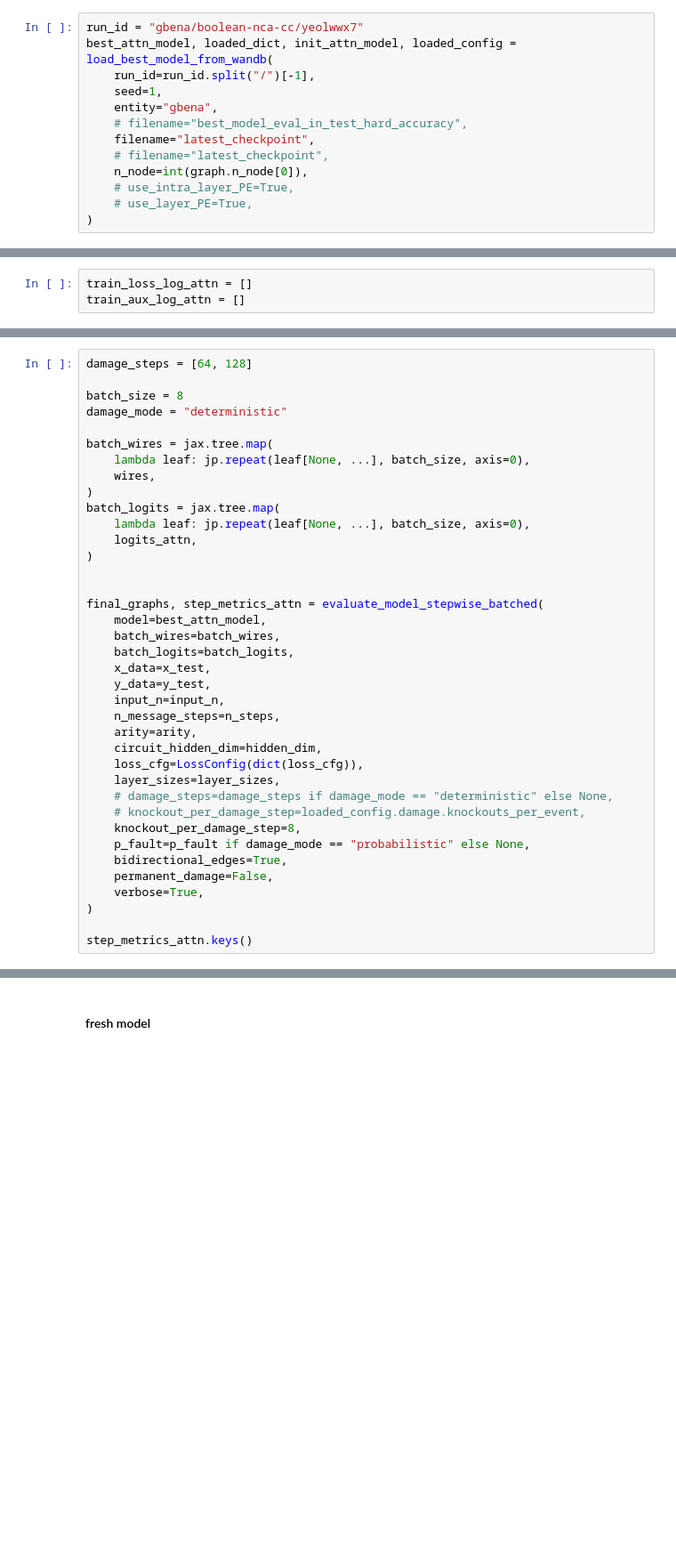
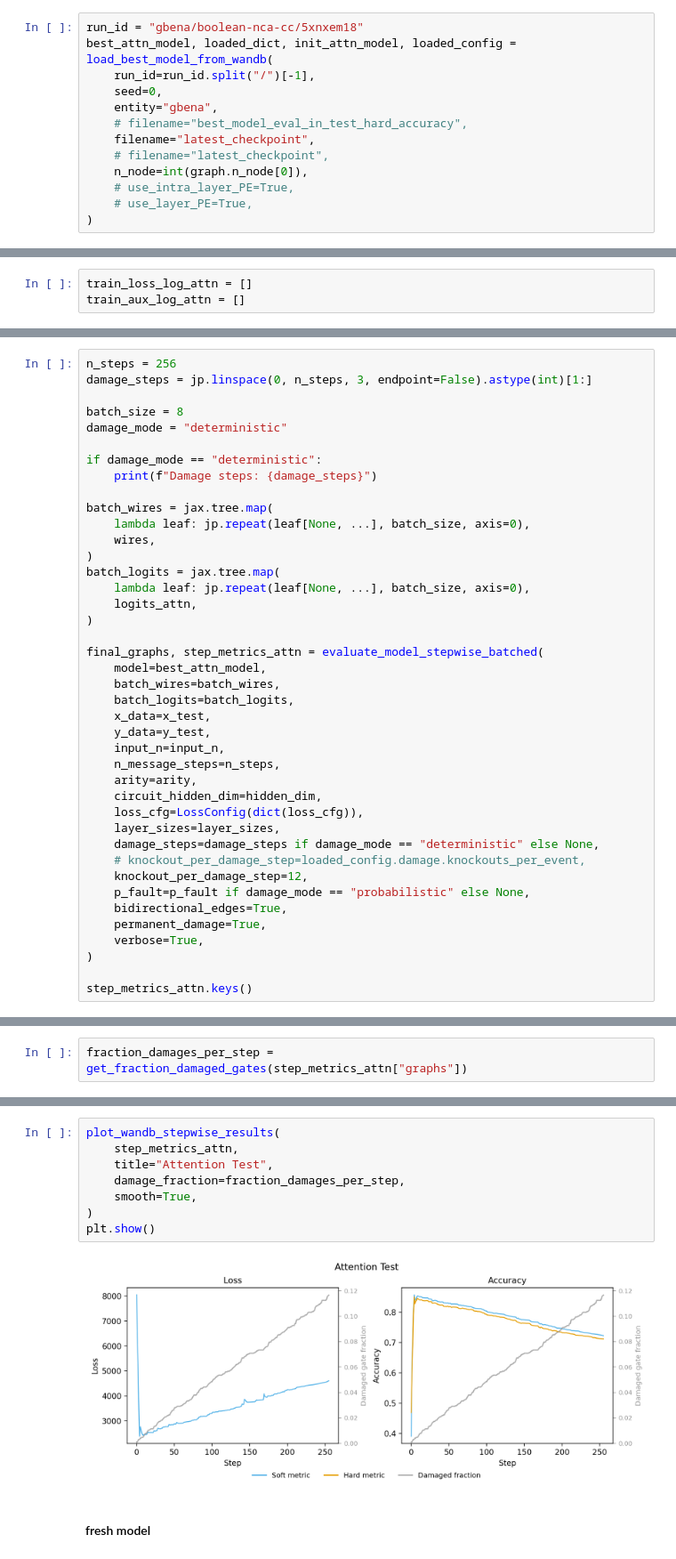
Before and after one commit to GabrielBena/boolean_nca_cc, a Jupyter notebook: random_boolean_nets.ipynb, the cells around one changed output, grey strips where cells are left out. Shown at 89% size. Saved outputs shown, nothing was run; the diff lists cells and outputs as text; blank space fills up the shorter version.

```diff
--- a/random_boolean_nets.ipynb
+++ b/random_boolean_nets.ipynb
@@ -1128,10 +1017,10 @@ from boolean_nca_cc.training.evaluation import (
     run_model_scan_with_loss,
 )
 # %%
-run_id = "gbena/boolean-nca-cc/yeolwwx7"
+run_id = "gbena/boolean-nca-cc/5xnxem18"
 best_attn_model, loaded_dict, init_attn_model, loaded_config = load_best_model_from_wandb(
     run_id=run_id.split("/")[-1],
-    seed=1,
+    seed=0,
     entity="gbena",
     # filename="best_model_eval_in_test_hard_accuracy",
     filename="latest_checkpoint",
@@ -1314,8 +1166,12 @@ State({
 # %%
-damage_steps = [64, 128]
+n_steps = 256
+damage_steps = jp.linspace(0, n_steps, 3, endpoint=False).astype(int)[1:]
 
 batch_size = 8
 damage_mode = "deterministic"
+
+if damage_mode == "deterministic":
+    print(f"Damage steps: {damage_steps}")
 
 batch_wires = jax.tree.map(
     lambda leaf: jp.repeat(leaf[None, ...], batch_size, axis=0),
@@ -1325,7 +1181,6 @@ batch_logits = jax.tree.map(
     lambda leaf: jp.repeat(leaf[None, ...], batch_size, axis=0),
     logits_attn,
 )
-
 
 final_graphs, step_metrics_attn = evaluate_model_stepwise_batched(
     model=best_attn_model,
@@ -1339,12 +1194,12 @@ final_graphs, step_metrics_attn = evaluate_model_stepwise_batched(
     circuit_hidden_dim=hidden_dim,
     loss_cfg=LossConfig(dict(loss_cfg)),
     layer_sizes=layer_sizes,
-    # damage_steps=damage_steps if damage_mode == "deterministic" else None,
+    damage_steps=damage_steps if damage_mode == "deterministic" else None,
     # knockout_per_damage_step=loaded_config.damage.knockouts_per_event,
-    knockout_per_damage_step=8,
+    knockout_per_damage_step=12,
     p_fault=p_fault if damage_mode == "probabilistic" else None,
     bidirectional_edges=True,
-    permanent_damage=False,
+    permanent_damage=True,
     verbose=True,
 )
 
@@ -1390,0 +1214,2 @@ plot_losses(
+# %%
+fraction_damages_per_step = get_fraction_damaged_gates(step_metrics_attn["graphs"])
@@ -1391,3 +1236,13 @@ plot_losses(
+# %%
+plot_wandb_stepwise_results(
+    step_metrics_attn,
+    title="Attention Test",
+    damage_fraction=fraction_damages_per_step,
+    smooth=True,
+)
+plt.show()
+# %% [output]
+[figure, added]
 # %% [markdown]
 #### fresh model
 # %%
```
Also changed, not shown: parts of 24 cells of this notebook, 10 other files.
